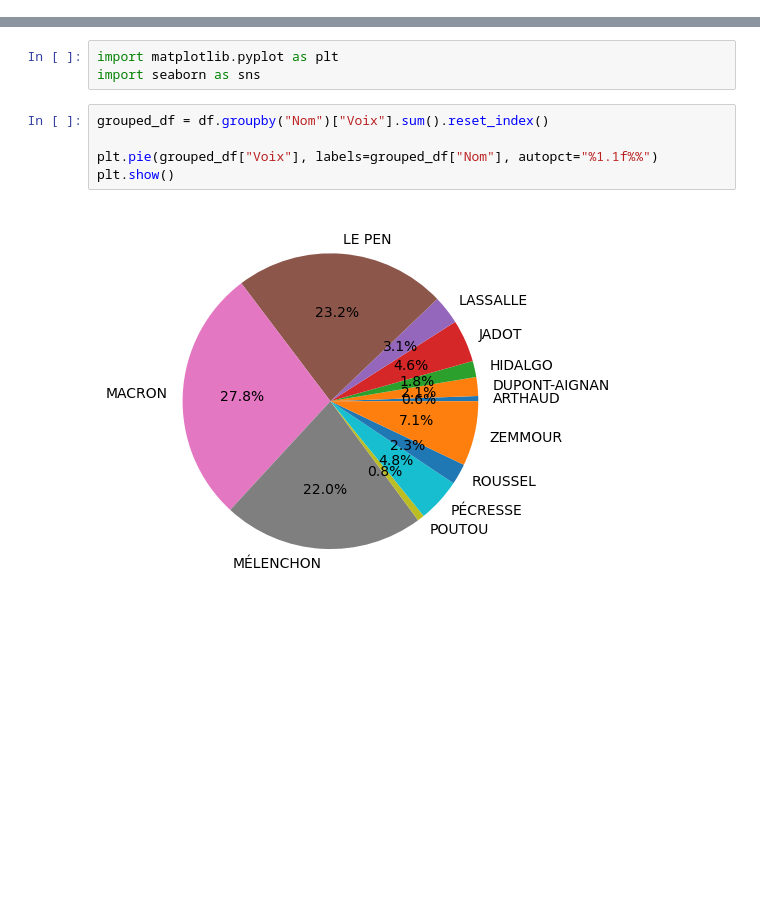
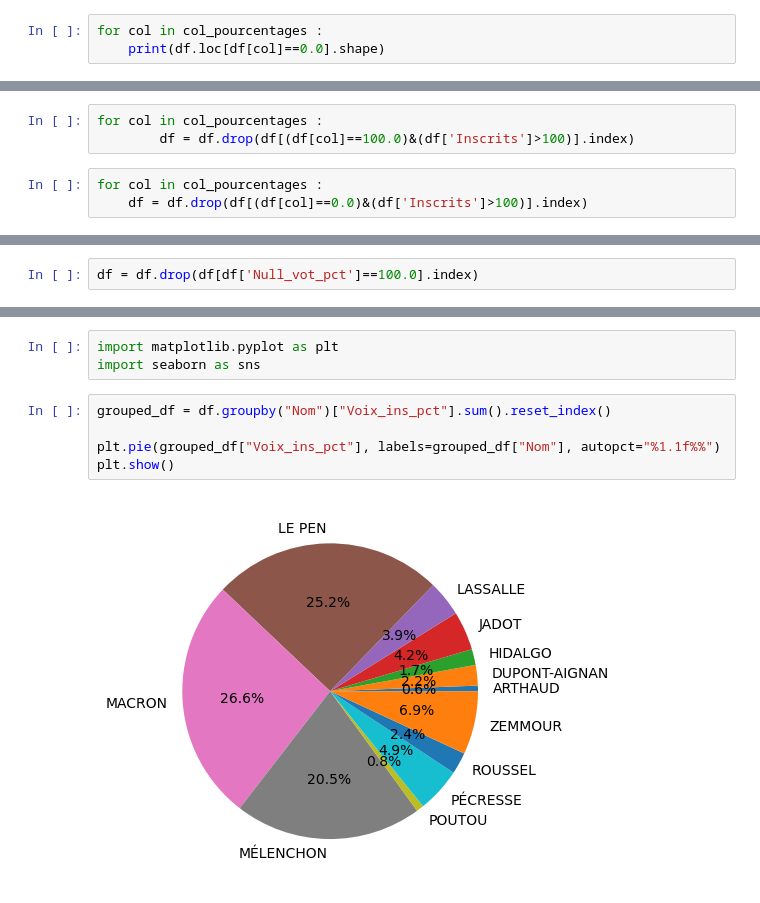
Before and after one commit to Falite/Projet-AD, a Jupyter notebook: Projet.ipynb, the cells around one changed output, grey strips where cells are left out. Drawn from its saved outputs; the diff is of its cells as text; blank space fills up the shorter version.

```diff
--- a/Projet.ipynb
+++ b/Projet.ipynb
@@ -176,0 +239,3 @@ memory usage: 140.4+ MB
+# %%
+for col in col_pourcentages :
+    print(df.loc[df[col]==0.0].shape)
@@ -176,0 +253,6 @@ memory usage: 140.4+ MB
+# %%
+for col in col_pourcentages :
+        df = df.drop(df[(df[col]==100.0)&(df['Inscrits']>100)].index)
+# %%
+for col in col_pourcentages :
+    df = df.drop(df[(df[col]==0.0)&(df['Inscrits']>100)].index)
@@ -176,0 +303,2 @@ memory usage: 140.4+ MB
+# %%
+df = df.drop(df[df['Null_vot_pct']==100.0].index)
@@ -196,9 +324,9 @@ df.describe()
 import matplotlib.pyplot as plt
 import seaborn as sns
 # %%
-grouped_df = df.groupby("Nom")["Voix"].sum().reset_index()
+grouped_df = df.groupby("Nom")["Voix_ins_pct"].sum().reset_index()
 
-plt.pie(grouped_df["Voix"], labels=grouped_df["Nom"], autopct="%1.1f%%")
+plt.pie(grouped_df["Voix_ins_pct"], labels=grouped_df["Nom"], autopct="%1.1f%%")
 plt.show()
 # %% [output]
-[figure, old version]
+[figure, new version]
```
Also changed, not shown: parts of 40 cells of this notebook, 1 other file.
